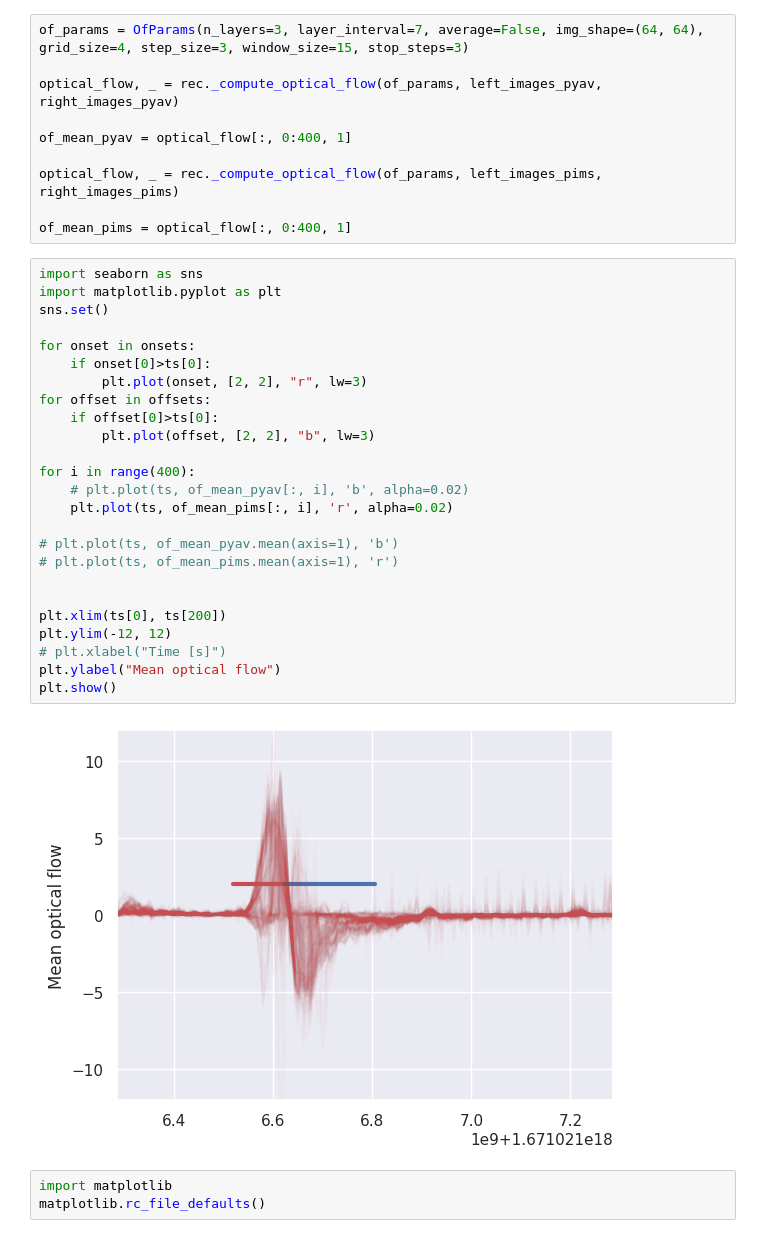
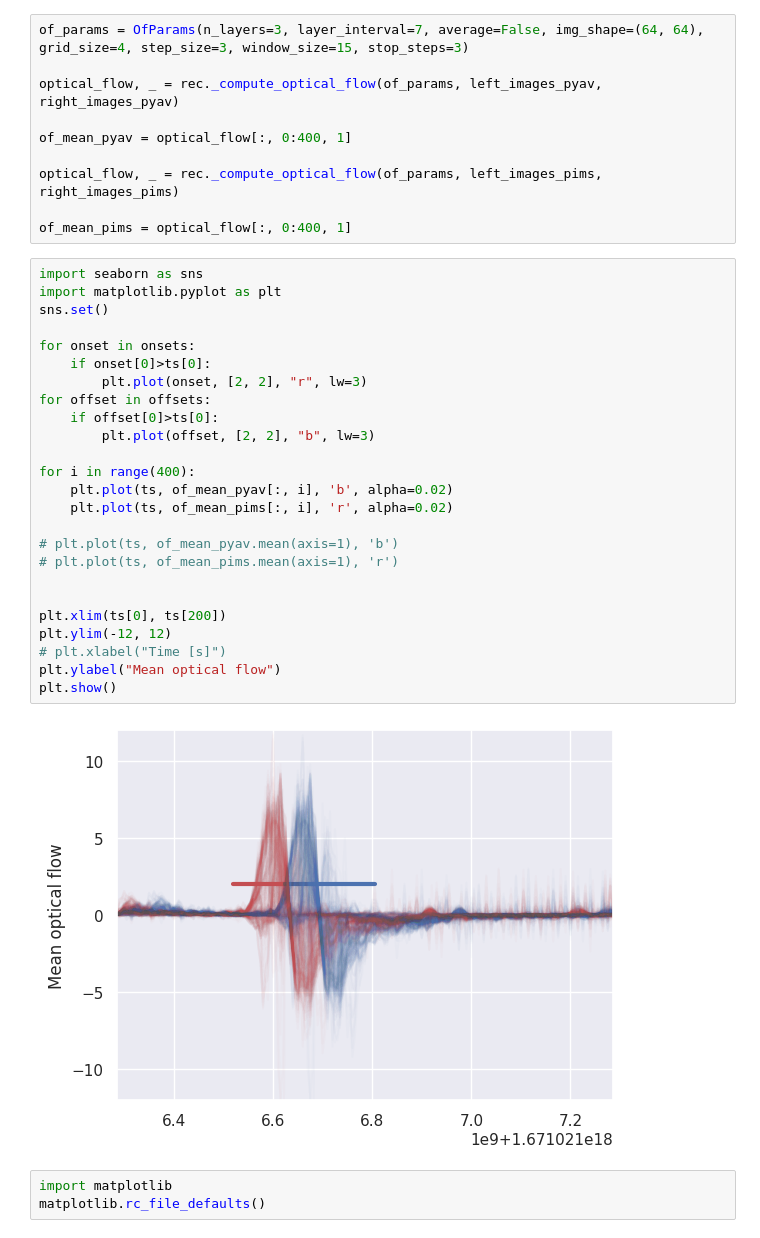
Before and after one commit to tpfffr/neon_blink_detection, a Jupyter notebook: notebooks/check_optical_flow.ipynb, the cells around one changed output. Saved outputs shown, nothing was run; the diff lists cells and outputs as text.

```diff
--- a/notebooks/check_optical_flow.ipynb
+++ b/notebooks/check_optical_flow.ipynb
@@ -367,30 +367,30 @@ of_mean_pims = optical_flow[:, 0:400, 1]
 # %%
 import seaborn as sns
 import matplotlib.pyplot as plt
 sns.set()
 
 for onset in onsets:
     if onset[0]>ts[0]:
         plt.plot(onset, [2, 2], "r", lw=3)
 for offset in offsets:
     if offset[0]>ts[0]:
         plt.plot(offset, [2, 2], "b", lw=3)
 
 for i in range(400):
-    # plt.plot(ts, of_mean_pyav[:, i], 'b', alpha=0.02)
+    plt.plot(ts, of_mean_pyav[:, i], 'b', alpha=0.02)
     plt.plot(ts, of_mean_pims[:, i], 'r', alpha=0.02)
 
 # plt.plot(ts, of_mean_pyav.mean(axis=1), 'b')
 # plt.plot(ts, of_mean_pims.mean(axis=1), 'r')
 
 
 plt.xlim(ts[0], ts[200])
 plt.ylim(-12, 12)
 # plt.xlabel("Time [s]")
 plt.ylabel("Mean optical flow")
 plt.show()
 # %% [output]
-[figure, old version]
+[figure, new version]
 # %%
 import matplotlib
 matplotlib.rc_file_defaults()
```
Also changed, not shown: parts of 11 cells of this notebook, 19 other files.
